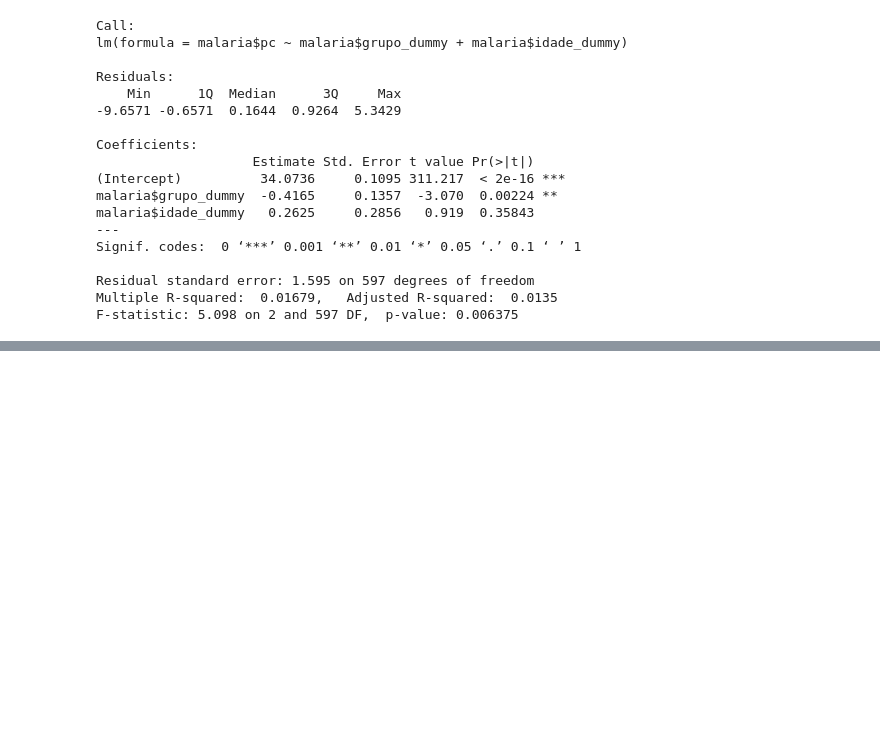
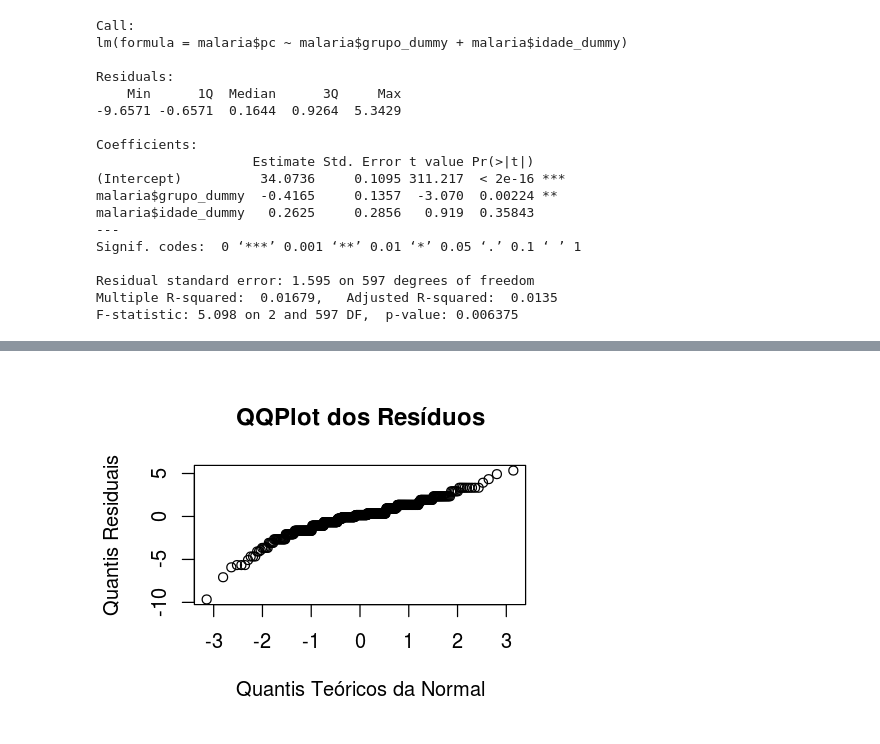
Before and after one commit to SCloves/Lista_3_Descritiva, a Jupyter notebook: Rascunhos.ipynb, the cells around one changed output, grey strips where cells are left out. Cells and saved outputs as stored; diff of their text form; code cells hidden in the pictures; blank space fills up the shorter version.

```diff
--- a/Rascunhos.ipynb
+++ b/Rascunhos.ipynb
@@ -245,0 +213,5 @@ F-statistic: 5.098 on 2 and 597 DF,  p-value: 0.006375
+# %%
+qqnorm(residuos, xlab='Quantis Teóricos da Normal',
+      ylab = 'Quantis Residuais', main='QQPlot dos Resíduos')
+# %% [output]
+[figure, added]
```
Also changed, not shown: parts of 40 cells of this notebook.
